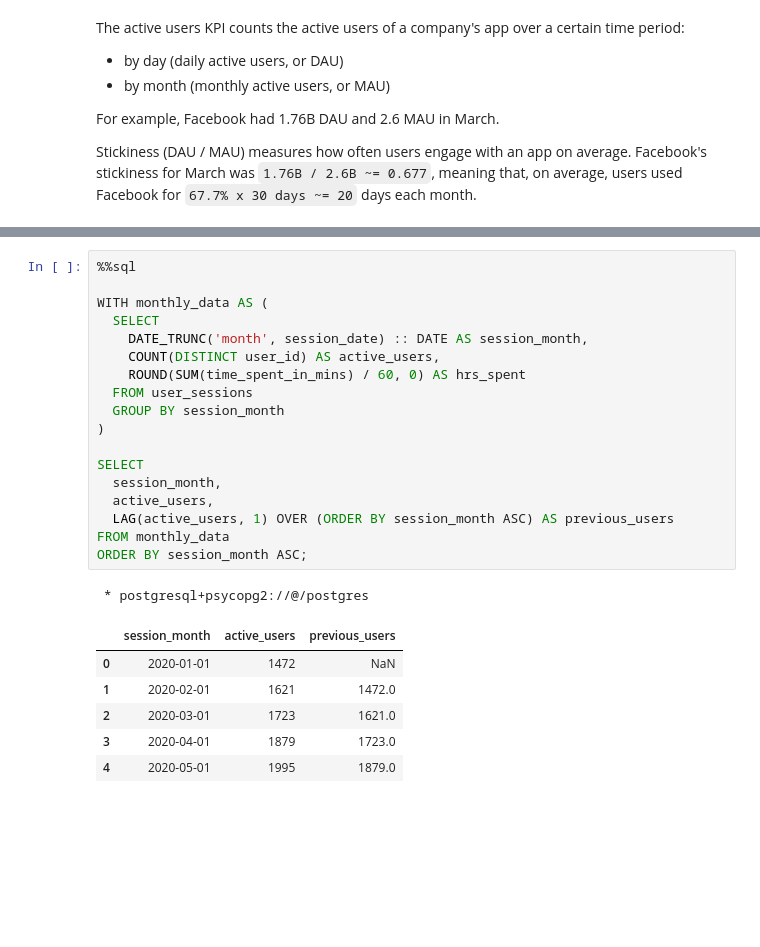
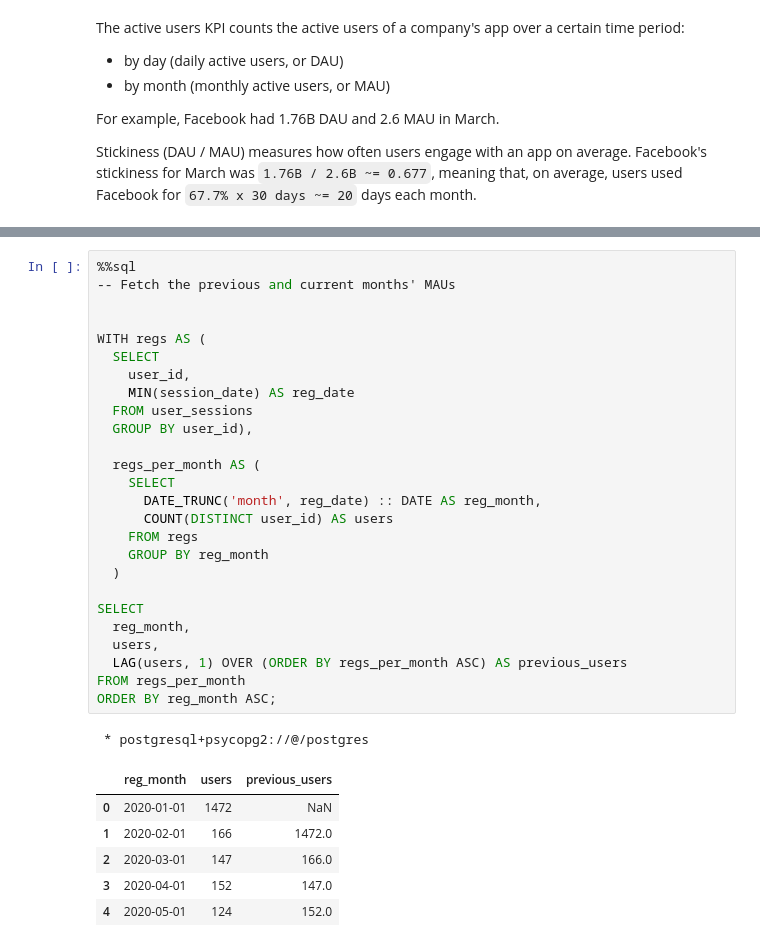
Before and after one commit to datacamp/data-analysis-in-sql-live-training, a Jupyter notebook: notebooks/PostgreSQL_live_session_template.ipynb, the cells around one changed output, grey strips where cells are left out. Drawn from its saved outputs; the diff is of its cells as text; blank space fills up the shorter version.

```diff
--- a/notebooks/PostgreSQL_live_session_template.ipynb
+++ b/notebooks/PostgreSQL_live_session_template.ipynb
@@ -158,26 +242,34 @@ ORDER BY session_month ASC;
 # %%
 %%sql
+-- Fetch the previous and current months' MAUs
 
-WITH monthly_data AS (
+
+WITH regs AS (
   SELECT
-    DATE_TRUNC('month', session_date) :: DATE AS session_month,
-    COUNT(DISTINCT user_id) AS active_users,
-    ROUND(SUM(time_spent_in_mins) / 60, 0) AS hrs_spent
+    user_id,
+    MIN(session_date) AS reg_date
   FROM user_sessions
-  GROUP BY session_month
-)
+  GROUP BY user_id),
+
+  regs_per_month AS (
+    SELECT
+      DATE_TRUNC('month', reg_date) :: DATE AS reg_month,
+      COUNT(DISTINCT user_id) AS users
+    FROM regs
+    GROUP BY reg_month
+  )
 
 SELECT
-  session_month,
-  active_users,
-  LAG(active_users, 1) OVER (ORDER BY session_month ASC) AS previous_users
-FROM monthly_data
-ORDER BY session_month ASC;
+  reg_month,
+  users,
+  LAG(users, 1) OVER (ORDER BY regs_per_month ASC) AS previous_users
+FROM regs_per_month
+ORDER BY reg_month ASC;
 # %% [output]
  * postgresql+psycopg2://@/postgres
-|  | session_month | active_users | previous_users |
+|  | reg_month | users | previous_users |
 | 0 | 2020-01-01 | 1472 | NaN |
-| 1 | 2020-02-01 | 1621 | 1472.0 |
-| 2 | 2020-03-01 | 1723 | 1621.0 |
-| 3 | 2020-04-01 | 1879 | 1723.0 |
-| 4 | 2020-05-01 | 1995 | 1879.0 |
+| 1 | 2020-02-01 | 166 | 1472.0 |
+| 2 | 2020-03-01 | 147 | 166.0 |
+| 3 | 2020-04-01 | 152 | 147.0 |
+| 4 | 2020-05-01 | 124 | 152.0 |
```
Also changed, not shown: parts of 19 cells of this notebook.
